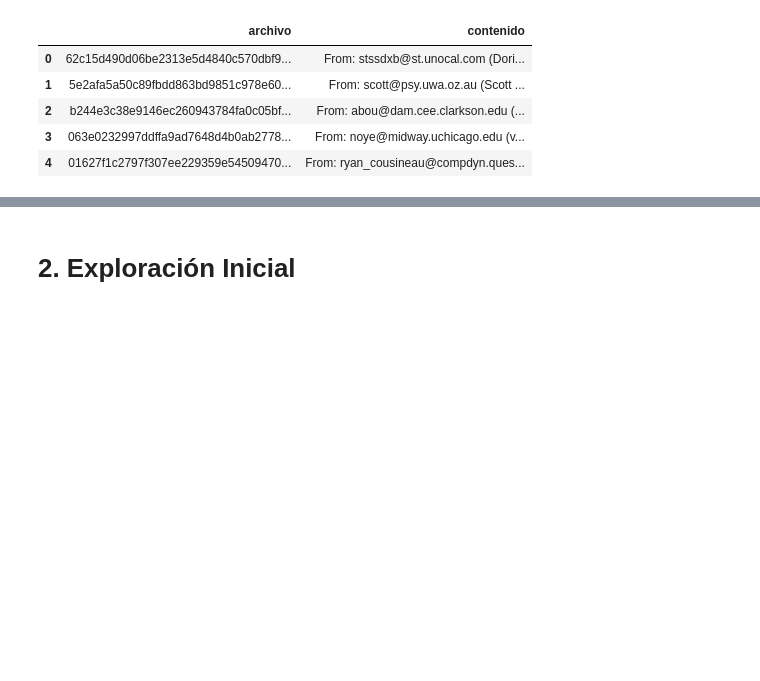
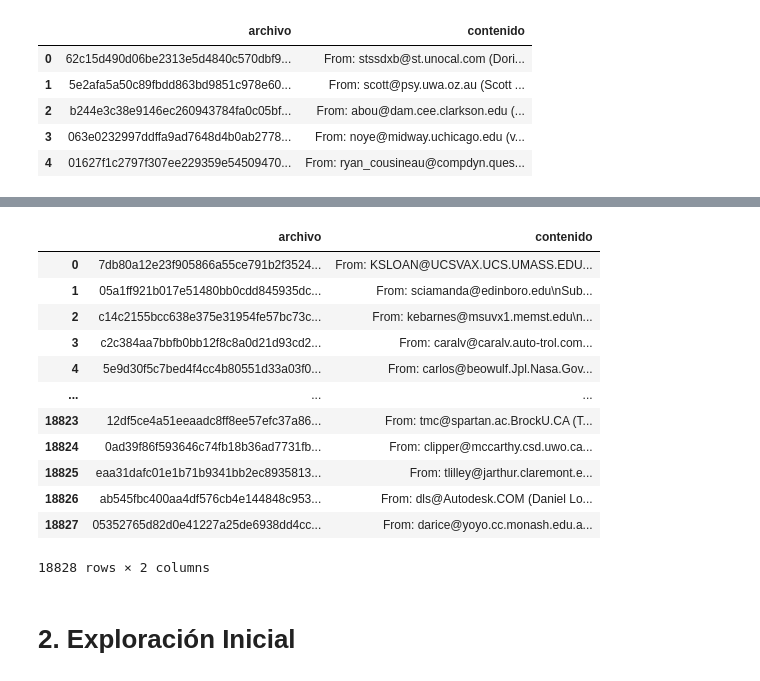
Before and after one commit to gastonnina/miadas_M04_L03, a Jupyter notebook: index.ipynb, the cells around one changed output, grey strips where cells are left out. Drawn from its saved outputs; the diff is of its cells as text; code cells hidden in the pictures; blank space fills up the shorter version.

```diff
--- a/index.ipynb
+++ b/index.ipynb
@@ -32,3 +49,19 @@ df = df_original.copy()
+# %%
+df
+# %% [output]
+|  | archivo | contenido |
+| 0 | 7db80a12e23f905866a55ce791b2f3524... | From: KSLOAN@UCSVAX.UCS.UMASS.EDU... |
+| 1 | 05a1ff921b017e51480bb0cdd845935dc... | From: sciamanda@edinboro.edu\nSub... |
+| 2 | c14c2155bcc638e375e31954fe57bc73c... | From: kebarnes@msuvx1.memst.edu\n... |
+| 3 | c2c384aa7bbfb0bb12f8c8a0d21d93cd2... | From: caralv@caralv.auto-trol.com... |
+| 4 | 5e9d30f5c7bed4f4cc4b80551d33a03f0... | From: carlos@beowulf.Jpl.Nasa.Gov... |
+| ... | ... | ... |
+| 18823 | 12df5ce4a51eeaadc8ff8ee57efc37a86... | From: tmc@spartan.ac.BrockU.CA (T... |
+| 18824 | 0ad39f86f593646c74fb18b36ad7731fb... | From: clipper@mccarthy.csd.uwo.ca... |
+| 18825 | eaa31dafc01e1b71b9341bb2ec8935813... | From: tlilley@jarthur.claremont.e... |
+| 18826 | ab545fbc400aa4df576cb4e144848c953... | From: dls@Autodesk.COM (Daniel Lo... |
+| 18827 | 05352765d82d0e41227a25de6938dd4cc... | From: darice@yoyo.cc.monash.edu.a... |
+18828 rows × 2 columns
 # %% [markdown]
 # 2. Exploración Inicial
 # %%
```
Also changed, not shown: parts of 7 cells of this notebook.
